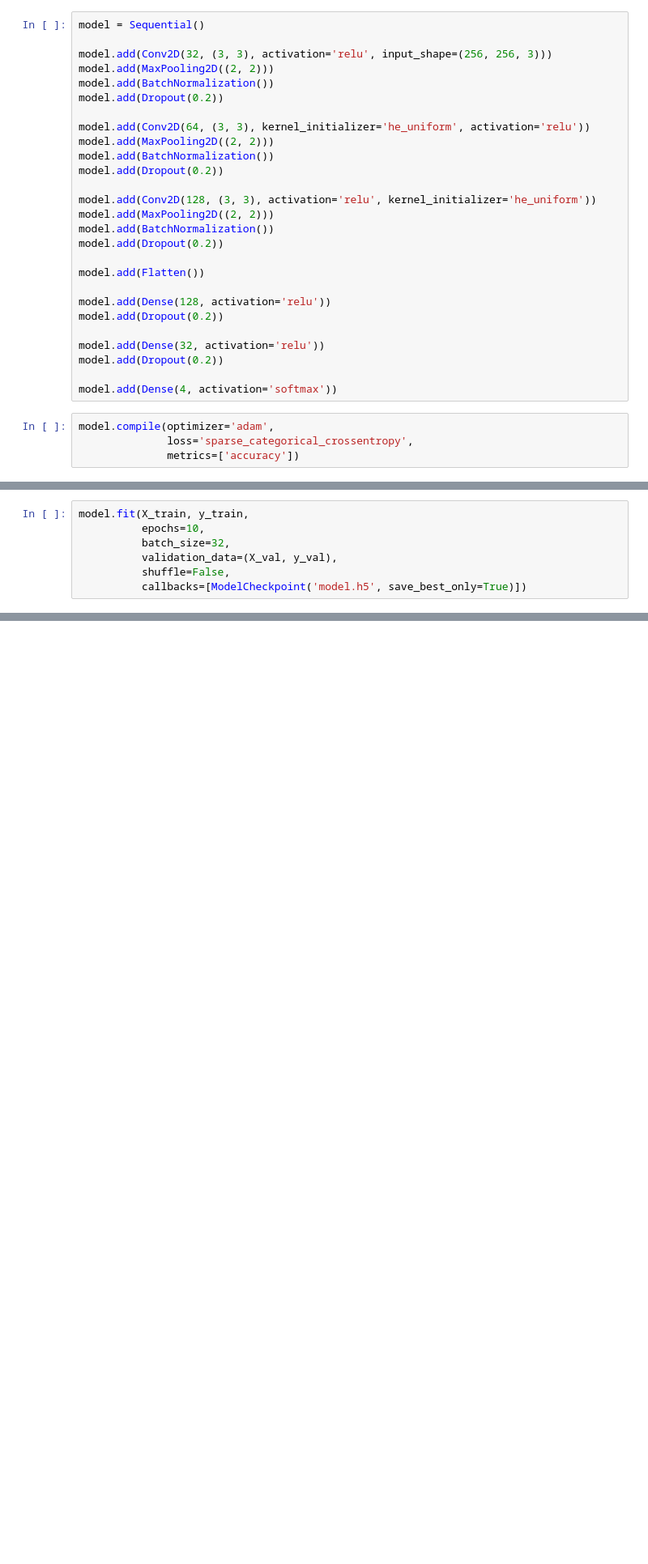
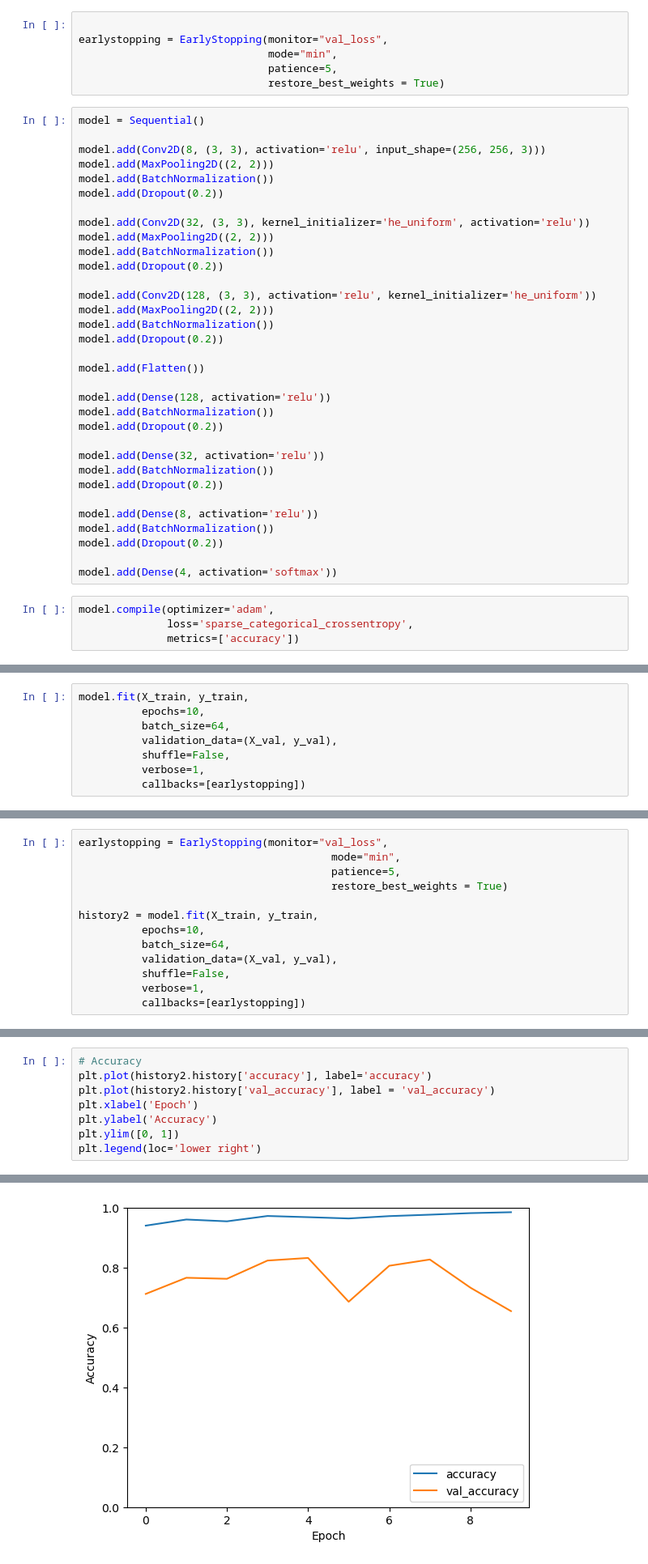
Before and after one commit to Ashishsharma-12/Brain-Tumor-Detection-CNN, a Jupyter notebook: main.ipynb, the cells around one changed output, grey strips where cells are left out. Shown: that part at 81% size. Cells and saved outputs as stored; diff of their text form; blank space fills up the shorter version.

```diff
--- a/main.ipynb
+++ b/main.ipynb
@@ -263,14 +240,20 @@ X_train.shape, X_val.shape, y_train.shape, y_val.shape
 # %%
 #Model
+# %%
+
+earlystopping = EarlyStopping(monitor="val_loss",
+                              mode="min",
+                              patience=5,
+                              restore_best_weights = True)
 # %%
 model = Sequential()
 
-model.add(Conv2D(32, (3, 3), activation='relu', input_shape=(256, 256, 3)))
+model.add(Conv2D(8, (3, 3), activation='relu', input_shape=(256, 256, 3)))
 model.add(MaxPooling2D((2, 2)))
 model.add(BatchNormalization())
 model.add(Dropout(0.2))
 
-model.add(Conv2D(64, (3, 3), kernel_initializer='he_uniform', activation='relu'))
+model.add(Conv2D(32, (3, 3), kernel_initializer='he_uniform', activation='relu'))
 model.add(MaxPooling2D((2, 2)))
 model.add(BatchNormalization())
 model.add(Dropout(0.2))
@@ -283,9 +266,15 @@ model.add(Dropout(0.2))
 model.add(Flatten())
 
 model.add(Dense(128, activation='relu'))
+model.add(BatchNormalization())
 model.add(Dropout(0.2))
 
 model.add(Dense(32, activation='relu'))
+model.add(BatchNormalization())
+model.add(Dropout(0.2))
+
+model.add(Dense(8, activation='relu'))
+model.add(BatchNormalization())
 model.add(Dropout(0.2))
 
 model.add(Dense(4, activation='softmax'))
@@ -296,7 +316,8 @@ model.compile(optimizer='adam',
 # %%
 model.fit(X_train, y_train,
           epochs=10,
-          batch_size=32,
+          batch_size=64,
           validation_data=(X_val, y_val),
           shuffle=False,
-          callbacks=[ModelCheckpoint('model.h5', save_best_only=True)])
+          verbose=1,
+          callbacks=[earlystopping])
@@ -302,0 +584,13 @@ model.fit(X_train, y_train,
+# %%
+earlystopping = EarlyStopping(monitor="val_loss",
+                                        mode="min",
+                                        patience=5,
+                                        restore_best_weights = True)
+
+history2 = model.fit(X_train, y_train,
+          epochs=10,
+          batch_size=64,
+          validation_data=(X_val, y_val),
+          shuffle=False,
+          verbose=1,
+          callbacks=[earlystopping])
@@ -302,0 +618,9 @@ model.fit(X_train, y_train,
+# %%
+# Accuracy
+plt.plot(history2.history['accuracy'], label='accuracy')
+plt.plot(history2.history['val_accuracy'], label = 'val_accuracy')
+plt.xlabel('Epoch')
+plt.ylabel('Accuracy')
+plt.ylim([0, 1])
+plt.legend(loc='lower right')
+# %% [output]
@@ -302,0 +628 @@ model.fit(X_train, y_train,
+[figure, added]
```
Also changed, not shown: parts of 43 cells of this notebook.
